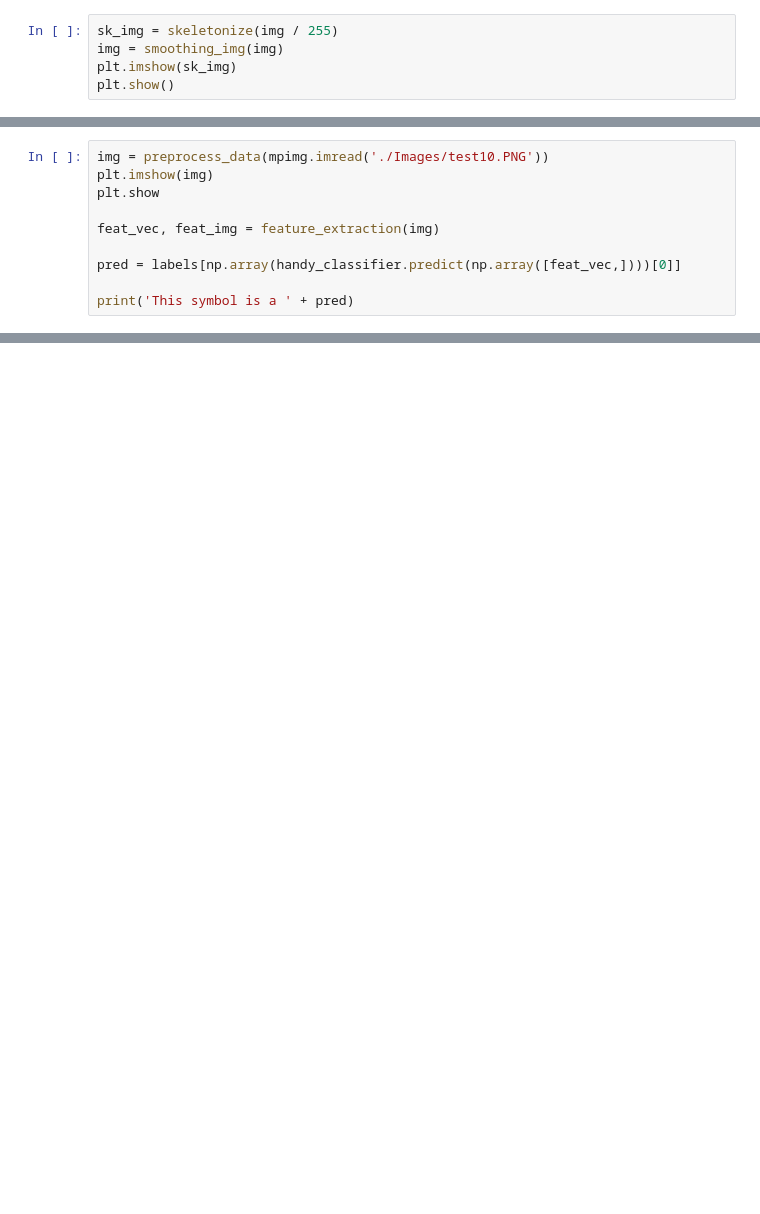
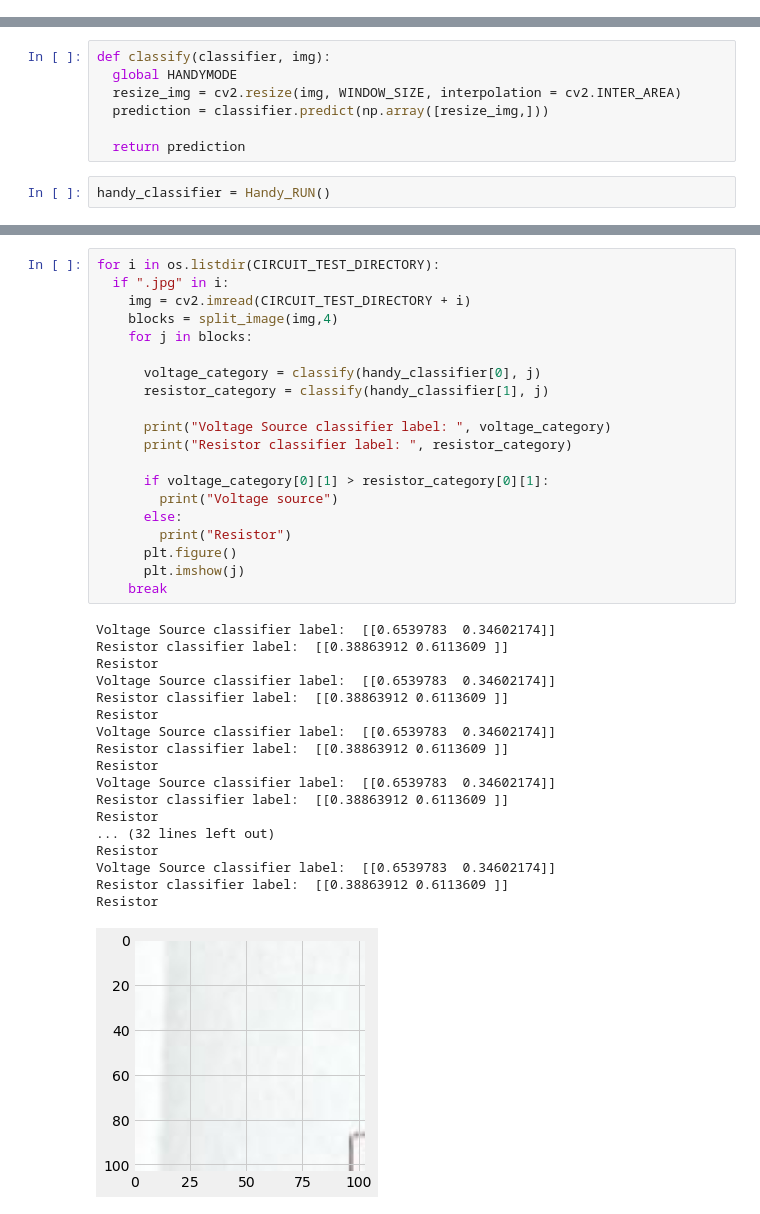
Before and after one commit to estineali/Hand-Drawn-Circuits, a Jupyter notebook: Handy.ipynb, the cells around one changed output, grey strips where cells are left out. Saved outputs shown, nothing was run; the diff lists cells and outputs as text; blank space fills up the shorter version.

```diff
--- a/Handy.ipynb
+++ b/Handy.ipynb
@@ -172,5 +0,0 @@ def get_neighbors(img, i, j):
-# %%
-sk_img = skeletonize(img / 255)
-img = smoothing_img(img)
-plt.imshow(sk_img)
-plt.show()
@@ -301,10 +0,0 @@ weighted avg       1.00      1.00      1.00        40
-# %%
-img = preprocess_data(mpimg.imread('./Images/test10.PNG'))
-plt.imshow(img)
-plt.show
-
-feat_vec, feat_img = feature_extraction(img)
-
-pred = labels[np.array(handy_classifier.predict(np.array([feat_vec,])))[0]]
-
-print('This symbol is a ' + pred)
@@ -313,0 +345,9 @@ This symbol is a voltagesource
+# %%
+def classify(classifier, img):
+  global HANDYMODE
+  resize_img = cv2.resize(img, WINDOW_SIZE, interpolation = cv2.INTER_AREA)
+  prediction = classifier.predict(np.array([resize_img,]))
+
+  return prediction
+# %%
+handy_classifier = Handy_RUN()
@@ -313,0 +376,39 @@ This symbol is a voltagesource
+# %%
+for i in os.listdir(CIRCUIT_TEST_DIRECTORY):
+  if ".jpg" in i:
+    img = cv2.imread(CIRCUIT_TEST_DIRECTORY + i)
+    blocks = split_image(img,4)
+    for j in blocks:
+
+      voltage_category = classify(handy_classifier[0], j)
+      resistor_category = classify(handy_classifier[1], j)
+
+      print("Voltage Source classifier label: ", voltage_category)
+      print("Resistor classifier label: ", resistor_category)
+
+      if voltage_category[0][1] > resistor_category[0][1]:
+        print("Voltage source")
+      else:
+        print("Resistor")
+      plt.figure()
+      plt.imshow(j)
+    break
+# %% [output]
+Voltage Source classifier label:  [[0.6539783  0.34602174]]
+Resistor classifier label:  [[0.38863912 0.6113609 ]]
+Resistor
+Voltage Source classifier label:  [[0.6539783  0.34602174]]
+Resistor classifier label:  [[0.38863912 0.6113609 ]]
+Resistor
+Voltage Source classifier label:  [[0.6539783  0.34602174]]
+Resistor classifier label:  [[0.38863912 0.6113609 ]]
+Resistor
+Voltage Source classifier label:  [[0.6539783  0.34602174]]
+Resistor classifier label:  [[0.38863912 0.6113609 ]]
+Resistor
+... (32 lines left out)
+Resistor
+Voltage Source classifier label:  [[0.6539783  0.34602174]]
+Resistor classifier label:  [[0.38863912 0.6113609 ]]
+Resistor
+[figure, added]
```
Also changed, not shown: parts of 70 cells of this notebook.
